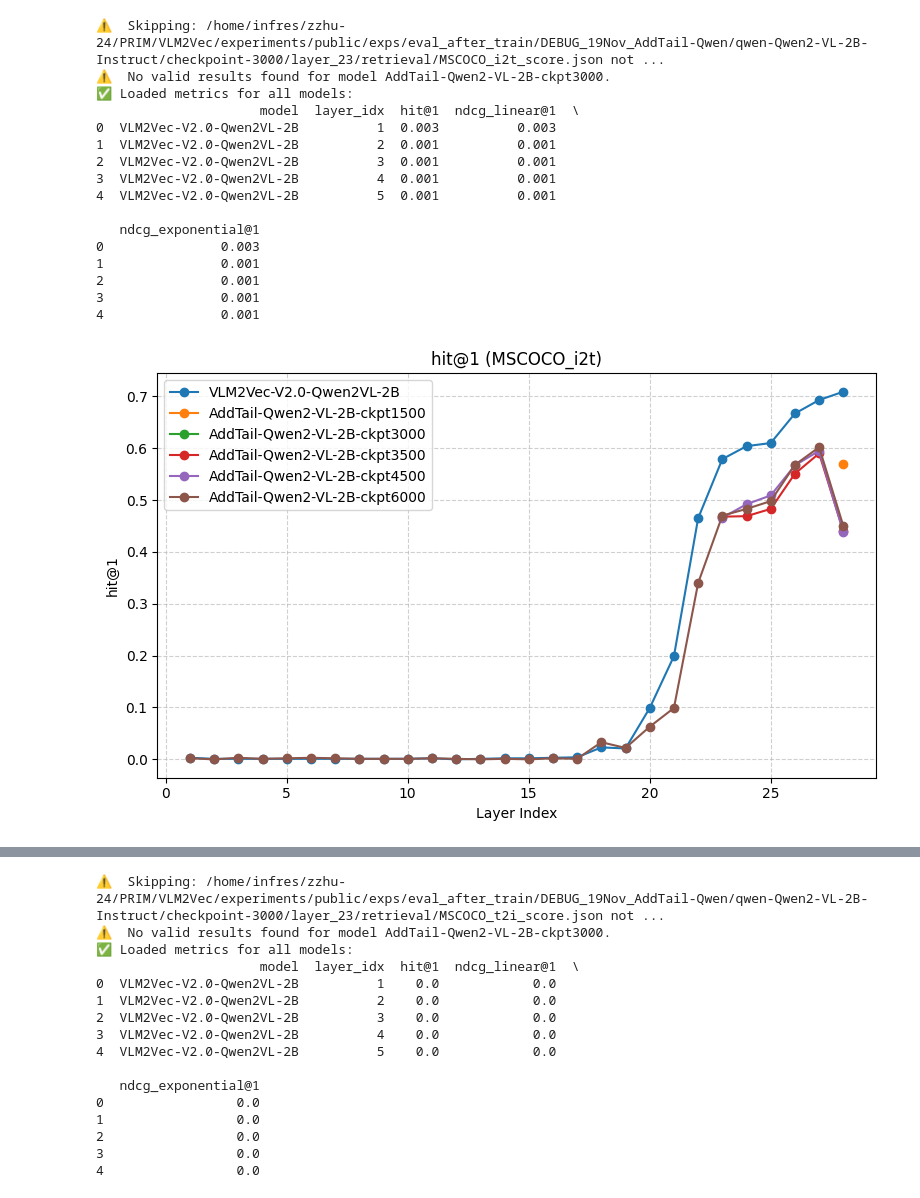
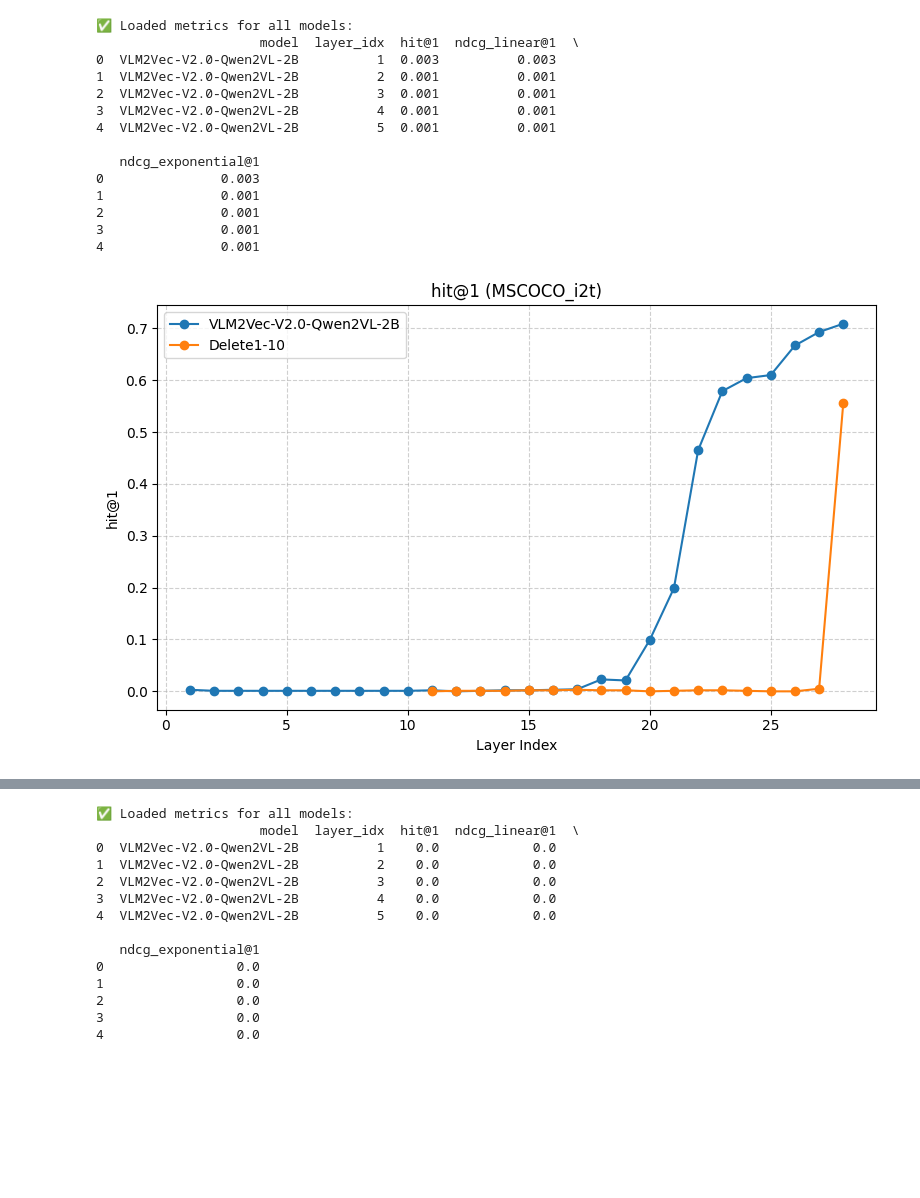
Before and after one commit to zzhu-24/VLM2Vec_reproduce, a Jupyter notebook: analyze.ipynb, the cells around one changed output, grey strips where cells are left out. Drawn from its saved outputs; the diff is of its cells as text; code cells hidden in the pictures; blank space fills up the shorter version.

Commit message:
adapt for removing layers and adding up losses

```diff
--- a/analyze.ipynb
+++ b/analyze.ipynb
@@ -92,12 +92,16 @@ model_dirs = {
     # "MiniCPM-V": "/home/infres/zzhu-24/PRIM/VLM2Vec/experiments/public/exps/vlm2vec_retrieval/minicpm-v",
     # "gme-Qwen2-VL-2B-Instruct": "/home/infres/zzhu-24/PRIM/VLM2Vec/experiments/public/exps/vlm2vec_retrieval/gme-Qwen2-VL-2B-Instruct",
     "VLM2Vec-V2.0-Qwen2VL-2B": "/home/infres/zzhu-24/PRIM/VLM2Vec/experiments/public/exps/vlm2vec_retrieval/VLM2Vec-V2.0-Qwen2VL-2B",
-    "AddTail-Qwen2-VL-2B-ckpt1500": "/home/infres/zzhu-24/PRIM/VLM2Vec/experiments/public/exps/eval_after_train/DEBUG_19Nov_AddTail-Qwen/qwen-Qwen2-VL-2B-Instruct/checkpoint-500",
-    "AddTail-Qwen2-VL-2B-ckpt3000": "/home/infres/zzhu-24/PRIM/VLM2Vec/experiments/public/exps/eval_after_train/DEBUG_19Nov_AddTail-Qwen/qwen-Qwen2-VL-2B-Instruct/checkpoint-3000",
-    "AddTail-Qwen2-VL-2B-ckpt3500": "/home/infres/zzhu-24/PRIM/VLM2Vec/experiments/public/exps/eval_after_train/DEBUG_19Nov_AddTail-Qwen/qwen-Qwen2-VL-2B-Instruct/checkpoint-3500",
-    "AddTail-Qwen2-VL-2B-ckpt4500": "/home/infres/zzhu-24/PRIM/VLM2Vec/experiments/public/exps/eval_after_train/DEBUG_19Nov_AddTail-Qwen/qwen-Qwen2-VL-2B-Instruct/checkpoint-4500",
-    "AddTail-Qwen2-VL-2B-ckpt6000": "/home/infres/zzhu-24/PRIM/VLM2Vec/experiments/public/exps/eval_after_train/DEBUG_19Nov_AddTail-Qwen/qwen-Qwen2-VL-2B-Instruct/checkpoint-6000",
-    # "AddTail_Replace-Qwen2-VL-2B": "/home/infres/zzhu-24/PRIM/VLM2Vec/experiments/public/exps/eval_after_train/DEBUG_19Nov_AddTail_Replace-Qwen/qwen-Qwen2-VL-2B-Instruct/checkpoint-6000",
+    # "AddTail-Qwen2-VL-2B-ckpt1500": "/home/infres/zzhu-24/PRIM/VLM2Vec/experiments/public/exps/eval_after_train/DEBUG_19Nov_AddTail-Qwen/qwen-Qwen2-VL-2B-Instruct/checkpoint-500",
+    # "AddTail-Qwen2-VL-2B-ckpt3000": "/home/infres/zzhu-24/PRIM/VLM2Vec/experiments/public/exps/eval_after_train/DEBUG_19Nov_AddTail-Qwen/qwen-Qwen2-VL-2B-Instruct/checkpoint-3000",
+    # "AddTail-Qwen2-VL-2B-ckpt3500": "/home/infres/zzhu-24/PRIM/VLM2Vec/experiments/public/exps/eval_after_train/DEBUG_19Nov_AddTail-Qwen/qwen-Qwen2-VL-2B-Instruct/checkpoint-3500",
+    # "AddTail-Qwen2-VL-2B-ckpt4500": "/home/infres/zzhu-24/PRIM/VLM2Vec/experiments/public/exps/eval_after_train/DEBUG_19Nov_AddTail-Qwen/qwen-Qwen2-VL-2B-Instruct/checkpoint-4500",
+    # "AddTail-Qwen2-VL-2B-ckpt6000": "/home/infres/zzhu-24/PRIM/VLM2Vec/experiments/public/exps/eval_after_train/DEBUG_19Nov_AddTail-Qwen/qwen-Qwen2-VL-2B-Instruct/checkpoint-6000",
+    # "AddTail_Replace-Qwen2-VL-2B-ckpt100": "/home/infres/zzhu-24/PRIM/VLM2Vec/experiments/public/exps/eval_after_train/DEBUG_19Nov_AddTail_Replace-Qwen/qwen-Qwen2-VL-2B-Instruct/checkpoint-100",
+    # "AddTail_Replace-Qwen2-VL-2B-ckpt200": "/home/infres/zzhu-24/PRIM/VLM2Vec/experiments/public/exps/eval_after_train/DEBUG_19Nov_AddTail_Replace-Qwen/qwen-Qwen2-VL-2B-Instruct/checkpoint-200",
+    # "AddTail_Replace-Qwen2-VL-2B-ckpt300": "/home/infres/zzhu-24/PRIM/VLM2Vec/experiments/public/exps/eval_after_train/DEBUG_19Nov_AddTail_Replace-Qwen/qwen-Qwen2-VL-2B-Instruct/checkpoint-300",
+    # "AddTail_Replace-Qwen2-VL-2B-ckpt2350": "/home/infres/zzhu-24/PRIM/VLM2Vec/experiments/public/exps/eval_after_train/DEBUG_19Nov_AddTail_Replace-Qwen/qwen-Qwen2-VL-2B-Instruct/checkpoint-2350",
+    # "AddTail_Replace-Qwen2-VL-2B-ckpt6000": "/home/infres/zzhu-24/PRIM/VLM2Vec/experiments/public/exps/eval_after_train/DEBUG_19Nov_AddTail_Replace-Qwen/qwen-Qwen2-VL-2B-Instruct/checkpoint-6000",
     # "AddTail_TrainOnly_Replace-Qwen2-VL-2B": "/home/infres/zzhu-24/PRIM/VLM2Vec/experiments/public/exps/eval_after_train/DEBUG_19Nov_AddTail_TrainOnly_Replace-Qwen/qwen-Qwen2-VL-2B-Instruct/checkpoint-6000",
     # "AddTail_TrainOnly-Qwen2-VL-2B": "/home/infres/zzhu-24/PRIM/VLM2Vec/experiments/public/exps/eval_after_train/DEBUG_19Nov_AddTail_TrainOnly-Qwen/qwen-Qwen2-VL-2B-Instruct/checkpoint-6000",
     # "Train_on_layer23": "/home/infres/zzhu-24/PRIM/VLM2Vec/experiments/public/exps/eval_after_train/DEBUG_25Nov_loss23-Qwen/qwen-Qwen2-VL-2B-Instruct/checkpoint-2750",
@@ -106,6 +110,8 @@ model_dirs = {
     # "AddTail_EosInit-MoreDataset-3000": "/home/infres/zzhu-24/PRIM/VLM2Vec/experiments/public/exps/eval_after_train/DEBUG_27Nov_NewDatasets_TailEosInit-Qwen/qwen-Qwen2-VL-2B-Instruct/checkpoint-3000",
     # "AddTail_EosInit--MoreDataset-6000": "/home/infres/zzhu-24/PRIM/VLM2Vec/experiments/public/exps/eval_after_train/DEBUG_27Nov_NewDatasets_TailEosInit-Qwen/qwen-Qwen2-VL-2B-Instruct/checkpoint-6000",
     # "Train_on_layer16": "/home/infres/zzhu-24/PRIM/VLM2Vec/experiments/public/exps/eval_after_train/DEBUG_28Nov_TrLayer16-Qwen/qwen-Qwen2-VL-2B-Instruct/checkpoint-6000",
+    # "Train_on_layer8": "/home/infres/zzhu-24/PRIM/VLM2Vec/experiments/public/exps/eval_after_train/DEBUG_28Nov_TrLayer8-Qwen/qwen-Qwen2-VL-2B-Instruct/checkpoint-6000",
+    "Delete1-10": "/home/infres/zzhu-24/PRIM/VLM2Vec/experiments/public/exps/eval_after_train/DEBUG_02Dec_Delete1-10-Qwen/qwen-Qwen2-VL-2B-Instruct/checkpoint-6000",
 
     }
 
@@ -189,35 +195,37 @@ for task_name in task_names:
     # =============================================
 
 
     for metric in metrics_to_read:
         plt.figure(figsize=(8, 5))
         for model_name in model_dirs.keys():
             df_model = df_all[df_all["model"] == model_name]
-            plt.plot(df_model["layer_idx"], df_model[metric],
-                    marker="o", label=model_name)
+            if model_name.startswith("Delete"):
+                plt.plot(df_model["layer_idx"]+10, df_model[metric],
+                        marker="o", label=model_name)
+            else:
+                plt.plot(df_model["layer_idx"], df_model[metric],
+                        marker="o", label=model_name)
 
         plt.title(f"{metric} ({task_name})")
         plt.xlabel("Layer Index")
         plt.ylabel(metric)
         plt.grid(True, linestyle="--", alpha=0.6)
         plt.legend()
         plt.tight_layout()
         plt.show()
 # %% [output]
-⚠️  Skipping: /home/infres/zzhu-24/PRIM/VLM2Vec/experiments/public/exps/eval_after_train/DEBUG_19Nov_AddTail-Qwen/qwen-Qwen2-VL-2B-Instruct/checkpoint-3000/layer_23/retrieval/MSCOCO_i2t_score.json not ...
-⚠️  No valid results found for model AddTail-Qwen2-VL-2B-ckpt3000.
 ✅ Loaded metrics for all models:
                      model  layer_idx  hit@1  ndcg_linear@1  \
 0  VLM2Vec-V2.0-Qwen2VL-2B          1  0.003          0.003
 1  VLM2Vec-V2.0-Qwen2VL-2B          2  0.001          0.001
 2  VLM2Vec-V2.0-Qwen2VL-2B          3  0.001          0.001
 3  VLM2Vec-V2.0-Qwen2VL-2B          4  0.001          0.001
 4  VLM2Vec-V2.0-Qwen2VL-2B          5  0.001          0.001
 
    ndcg_exponential@1
 0               0.003
 1               0.001
 2               0.001
 3               0.001
 4               0.001
-[figure, old version]
+[figure, new version]
@@ -226,5 +234,3 @@ for task_name in task_names:
-⚠️  Skipping: /home/infres/zzhu-24/PRIM/VLM2Vec/experiments/public/exps/eval_after_train/DEBUG_19Nov_AddTail-Qwen/qwen-Qwen2-VL-2B-Instruct/checkpoint-3000/layer_23/retrieval/MSCOCO_t2i_score.json not ...
-⚠️  No valid results found for model AddTail-Qwen2-VL-2B-ckpt3000.
 ✅ Loaded metrics for all models:
                      model  layer_idx  hit@1  ndcg_linear@1  \
 0  VLM2Vec-V2.0-Qwen2VL-2B          1    0.0            0.0
```
Also changed, not shown: parts of 1 cell of this notebook, 17 other files.
